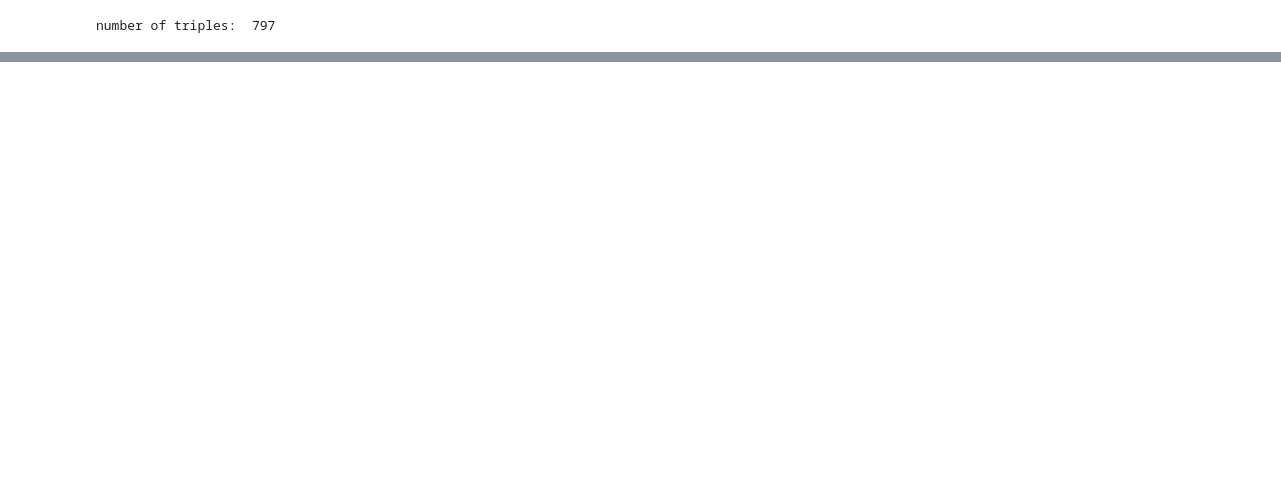
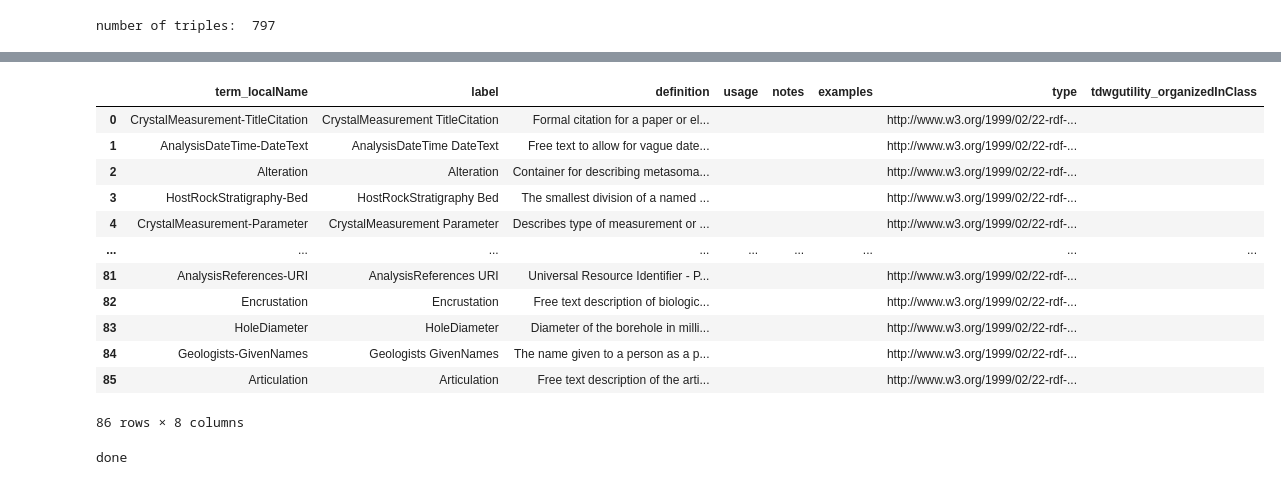
Before and after one commit to baskaufs/msc, a Jupyter notebook: python/efg/efg_to_csv.ipynb, the cells around one changed output, grey strips where cells are left out. Cells and saved outputs as stored; diff of their text form; code cells hidden in the pictures; blank space fills up the shorter version.

```diff
--- a/python/efg/efg_to_csv.ipynb
+++ b/python/efg/efg_to_csv.ipynb
@@ -12,20 +13,36 @@ number of triples:  797
 # retrieve values needed to construct table
 query_string = '''
 prefix rdfs: <http://www.w3.org/2000/01/rdf-schema#>
-select distinct ?name ?label ?description
+select distinct ?name ?label ?definition
 where {
     ?term rdfs:isDefinedBy ?name.
     ?term rdfs:label ?label.
     filter(lang(?label)="en")
-    ?term rdfs:comment ?description.
-    filter(lang(?description)="en")
+    ?term rdfs:comment ?definition.
+    filter(lang(?definition)="en")
 }
 '''
 results = g.query(query_string)
 
+rows = []
 for row in results:
-    print(row.name)
-    print(row.label)
-    print(row.description)
-    print()
+    column_dict = {}
+
+    # Extract local name from end of IRI
+    column_dict['term_localName'] = row.name.split(':')[-1]
+
+    # Create human-readable label by replacing dashes with spaces
+    column_dict['label'] = row.label.replace('-', ' ')
+
+    column_dict['definition'] = row.definition
+    column_dict['usage'] = ''
+    column_dict['notes'] = ''
+    column_dict['examples'] = ''
+    column_dict['type'] = 'http://www.w3.org/1999/02/22-rdf-syntax-ns#Property'
+    column_dict['tdwgutility_organizedInClass'] = ''
+
+    print(column_dict)
+    rows.append(column_dict)
+
+data_frame = pd.DataFrame(rows)
 # %% [output]
@@ -48,0 +66,21 @@ Statement of accuracy of measurement.
+# %%
+data_frame
+# %% [output]
+|  | term_localName | label | definition | usage | notes | examples | type | tdwgutility_organizedInClass |
+| 0 | CrystalMeasurement-TitleCitation | CrystalMeasurement TitleCitation | Formal citation for a paper or el... |  |  |  | http://www.w3.org/1999/02/22-rdf-... |  |
+| 1 | AnalysisDateTime-DateText | AnalysisDateTime DateText | Free text to allow for vague date... |  |  |  | http://www.w3.org/1999/02/22-rdf-... |  |
+| 2 | Alteration | Alteration | Container for describing metasoma... |  |  |  | http://www.w3.org/1999/02/22-rdf-... |  |
+| 3 | HostRockStratigraphy-Bed | HostRockStratigraphy Bed | The smallest division of a named ... |  |  |  | http://www.w3.org/1999/02/22-rdf-... |  |
+| 4 | CrystalMeasurement-Parameter | CrystalMeasurement Parameter | Describes type of measurement or ... |  |  |  | http://www.w3.org/1999/02/22-rdf-... |  |
+| ... | ... | ... | ... | ... | ... | ... | ... | ... |
+| 81 | AnalysisReferences-URI | AnalysisReferences URI | Universal Resource Identifier - P... |  |  |  | http://www.w3.org/1999/02/22-rdf-... |  |
+| 82 | Encrustation | Encrustation | Free text description of biologic... |  |  |  | http://www.w3.org/1999/02/22-rdf-... |  |
+| 83 | HoleDiameter | HoleDiameter | Diameter of the borehole in milli... |  |  |  | http://www.w3.org/1999/02/22-rdf-... |  |
+| 84 | Geologists-GivenNames | Geologists GivenNames | The name given to a person as a p... |  |  |  | http://www.w3.org/1999/02/22-rdf-... |  |
+| 85 | Articulation | Articulation | Free text description of the arti... |  |  |  | http://www.w3.org/1999/02/22-rdf-... |  |
+86 rows × 8 columns
+# %%
+data_frame.to_csv('efg.csv', index = False)
+print('done')
+# %% [output]
+done
```
Also changed, not shown: parts of 2 cells of this notebook, 1 other file.
